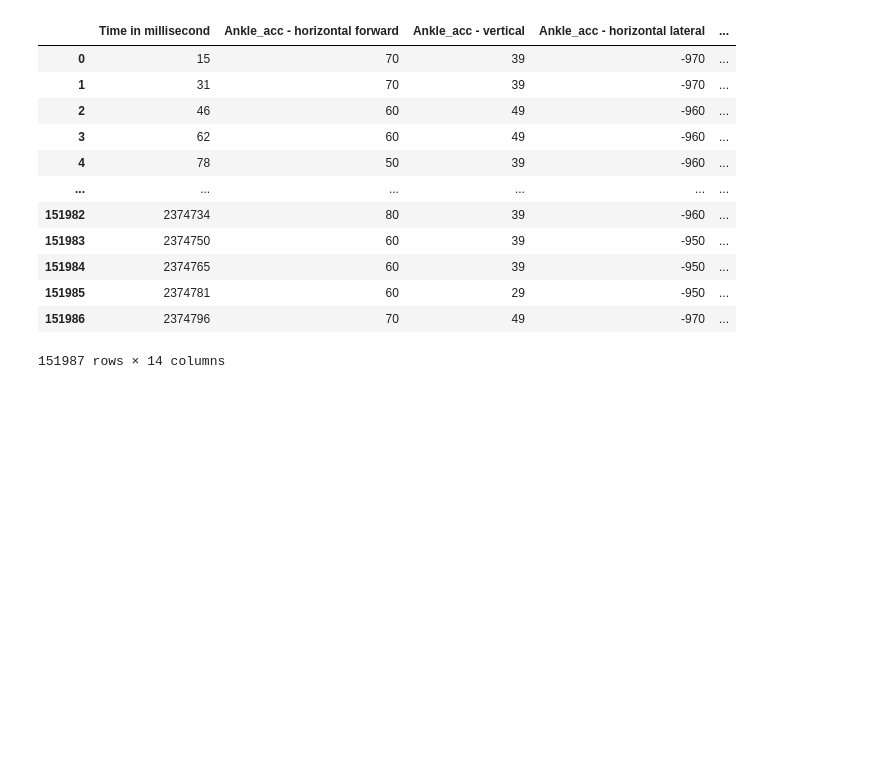
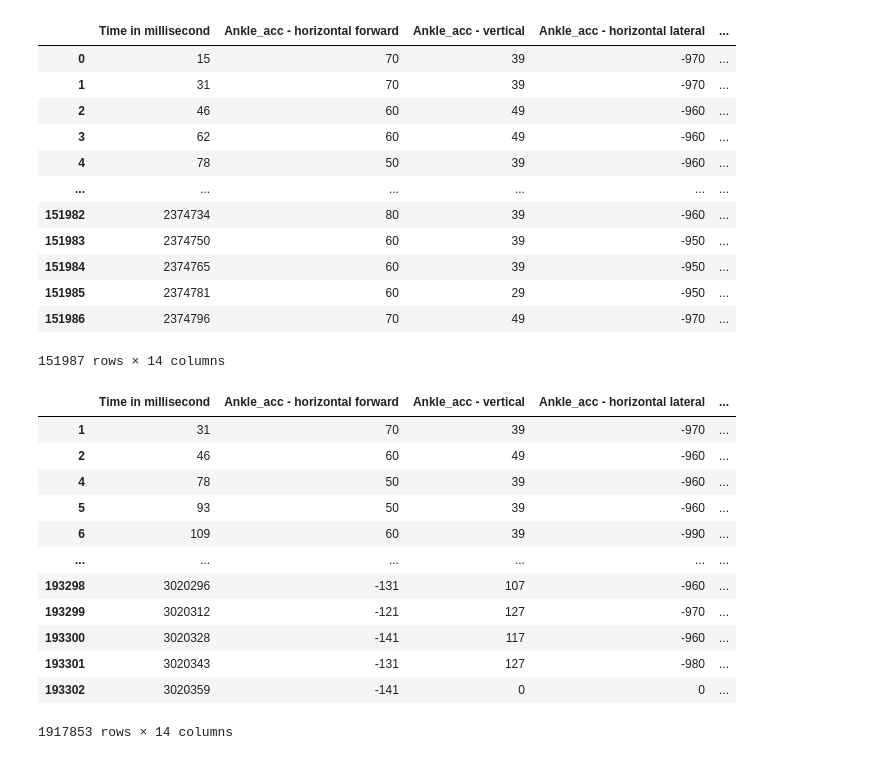
Before and after one commit to walker-21/Daphnet-Freezing-of-Gait-Forecasting, a Jupyter notebook: preprocess.ipynb, the cells around one changed output. Saved outputs shown, nothing was run; the diff lists cells and outputs as text; code cells hidden in the pictures; blank space fills up the shorter version.

```diff
--- a/preprocess.ipynb
+++ b/preprocess.ipynb
@@ -89,3 +107,19 @@ final_dataset[final_dataset['File']=='S01R01']
 | 151985 | 2374781 | 60 | 29 | -950 | ... |
 | 151986 | 2374796 | 70 | 49 | -970 | ... |
 151987 rows × 14 columns
+# %%
+final_dataset.drop([0, 3], axis=0)
+# %% [output]
+|  | Time in millisecond | Ankle_acc - horizontal forward | Ankle_acc - vertical | Ankle_acc - horizontal lateral | ... |
+| 1 | 31 | 70 | 39 | -970 | ... |
+| 2 | 46 | 60 | 49 | -960 | ... |
+| 4 | 78 | 50 | 39 | -960 | ... |
+| 5 | 93 | 50 | 39 | -960 | ... |
+| 6 | 109 | 60 | 39 | -990 | ... |
+| ... | ... | ... | ... | ... | ... |
+| 193298 | 3020296 | -131 | 107 | -960 | ... |
+| 193299 | 3020312 | -121 | 127 | -970 | ... |
+| 193300 | 3020328 | -141 | 117 | -960 | ... |
+| 193301 | 3020343 | -131 | 127 | -980 | ... |
+| 193302 | 3020359 | -141 | 0 | 0 | ... |
+1917853 rows × 14 columns
```
Also changed, not shown: parts of 14 cells of this notebook, 30 other files.
